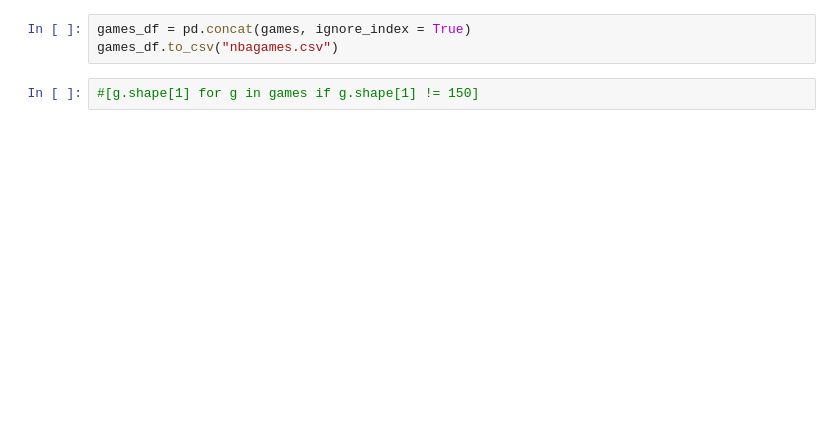
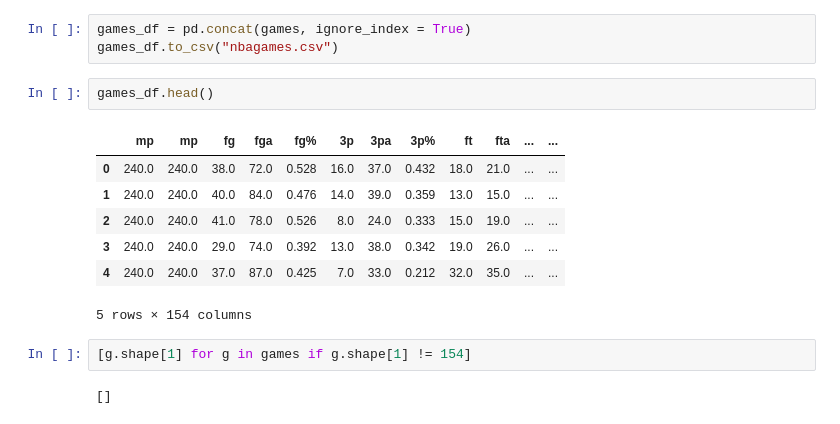
Before and after one commit to chieric03/NBAgames, a Jupyter notebook: parse_data.ipynb, the cells around one changed output. Cells and saved outputs as stored; diff of their text form; blank space fills up the shorter version.

Commit message:
parsed dataframe

```diff
--- a/parse_data.ipynb
+++ b/parse_data.ipynb
@@ -91,5 +109,17 @@ for box_score in box_scores:
 # %%
 games_df = pd.concat(games, ignore_index = True)
 games_df.to_csv("nbagames.csv")
+# %%
+games_df.head()
+# %% [output]
+|  | mp | mp | fg | fga | fg% | 3p | 3pa | 3p% | ft | fta | ... | ... |
+| 0 | 240.0 | 240.0 | 38.0 | 72.0 | 0.528 | 16.0 | 37.0 | 0.432 | 18.0 | 21.0 | ... | ... |
+| 1 | 240.0 | 240.0 | 40.0 | 84.0 | 0.476 | 14.0 | 39.0 | 0.359 | 13.0 | 15.0 | ... | ... |
+| 2 | 240.0 | 240.0 | 41.0 | 78.0 | 0.526 | 8.0 | 24.0 | 0.333 | 15.0 | 19.0 | ... | ... |
+| 3 | 240.0 | 240.0 | 29.0 | 74.0 | 0.392 | 13.0 | 38.0 | 0.342 | 19.0 | 26.0 | ... | ... |
+| 4 | 240.0 | 240.0 | 37.0 | 87.0 | 0.425 | 7.0 | 33.0 | 0.212 | 32.0 | 35.0 | ... | ... |
+5 rows × 154 columns
 # %%
-#[g.shape[1] for g in games if g.shape[1] != 150]
+[g.shape[1] for g in games if g.shape[1] != 154]
+# %% [output]
+[]
```
Also changed, not shown: parts of 2 cells of this notebook, 1 other file.
